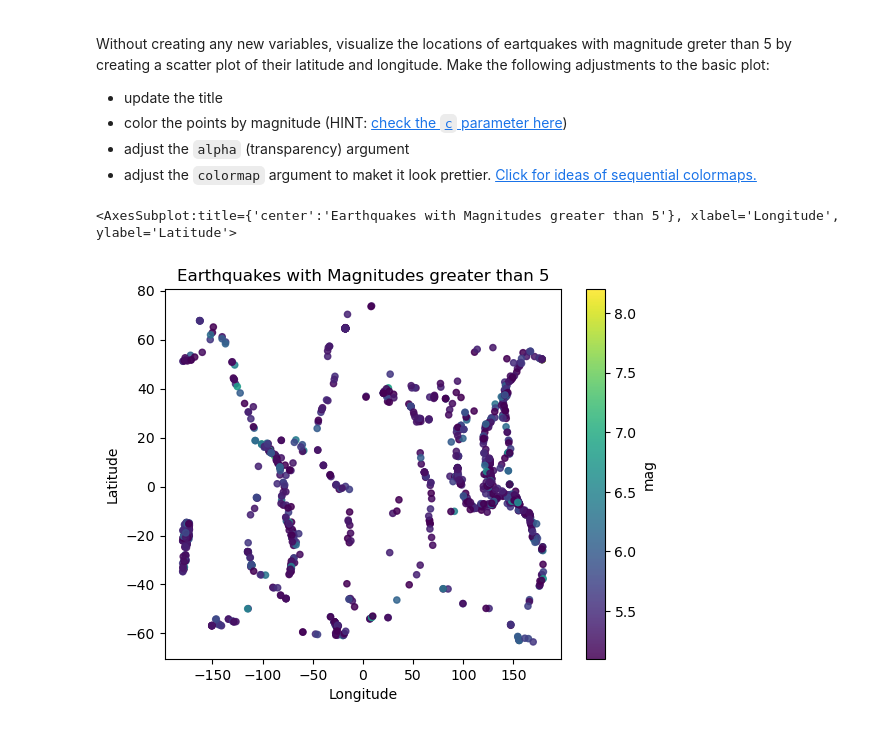
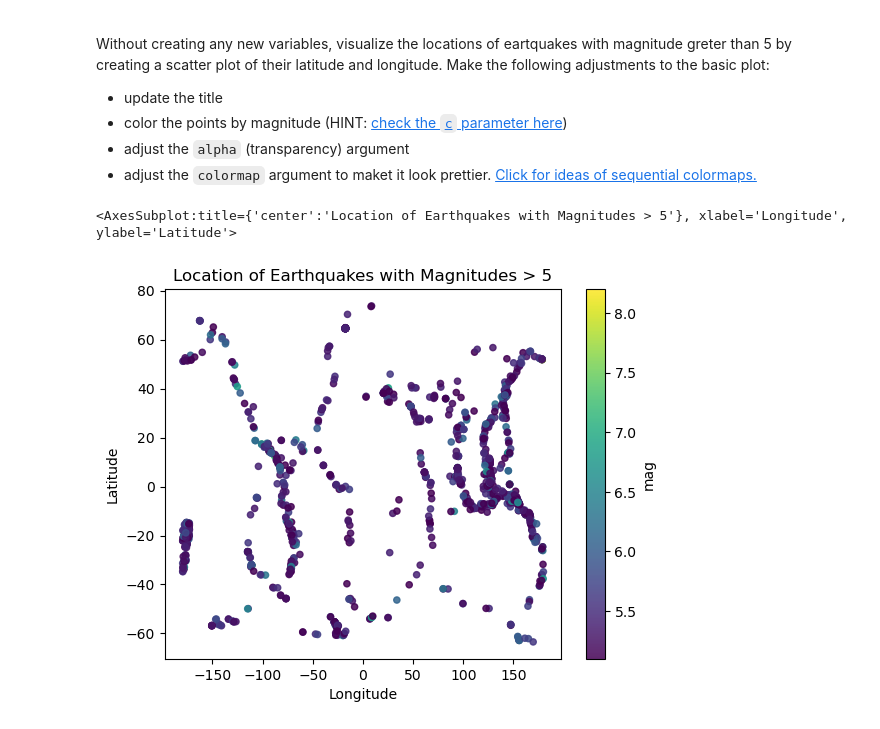
Before and after one commit to nmoraescommit/eds220-hwk1, a Jupyter notebook: hwk1-task3-earthquakes.ipynb, the cells around one changed output. Saved outputs shown, nothing was run; the diff lists cells and outputs as text; code cells hidden in the pictures.

Commit message:
Plot title review

```diff
--- a/hwk1-task3-earthquakes.ipynb
+++ b/hwk1-task3-earthquakes.ipynb
@@ -266,16 +266,16 @@ Without creating any new variables, visualize the locations of eartquakes with m
 # %%
 # Create scatter plot of lat and long of earthquakes with a mag greater than 5
 eqk[eqk['mag'] > 5].plot(kind = 'scatter',
-                          title = 'Earthquakes with Magnitudes greater than 5',
+                          title = 'Location of Earthquakes with Magnitudes > 5',
                           x = 'longitude',
                           y = 'latitude',
                           c = 'mag',
                           alpha = 0.85,
                           ylabel = "Latitude",
                          xlabel = "Longitude",
                          colormap ='viridis')
 # %% [output]
-<AxesSubplot:title={'center':'Earthquakes with Magnitudes greater than 5'}, xlabel='Longitude', ylabel='Latitude'>
+<AxesSubplot:title={'center':'Location of Earthquakes with Magnitudes > 5'}, xlabel='Longitude', ylabel='Latitude'>
-[figure, old version]
+[figure, new version]
 # %% [markdown]
 <!-- END QUESTION -->
```
Also changed, not shown: 1 other file.
